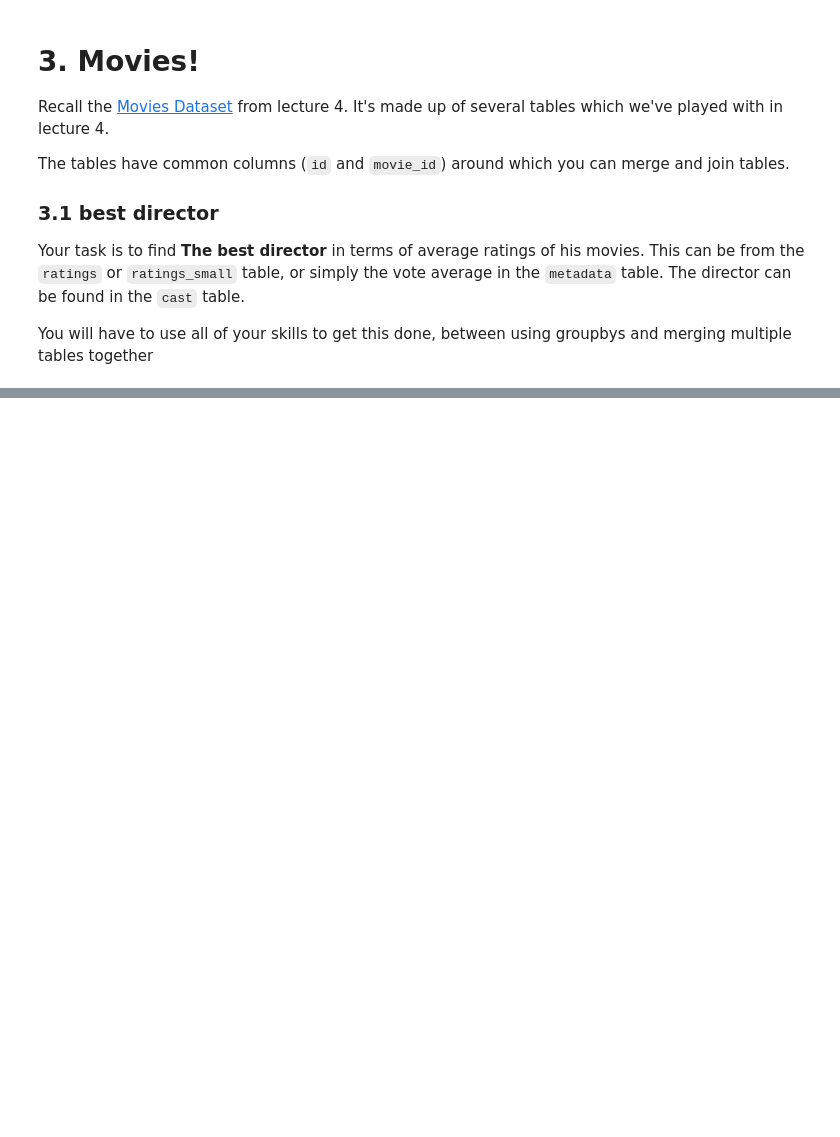
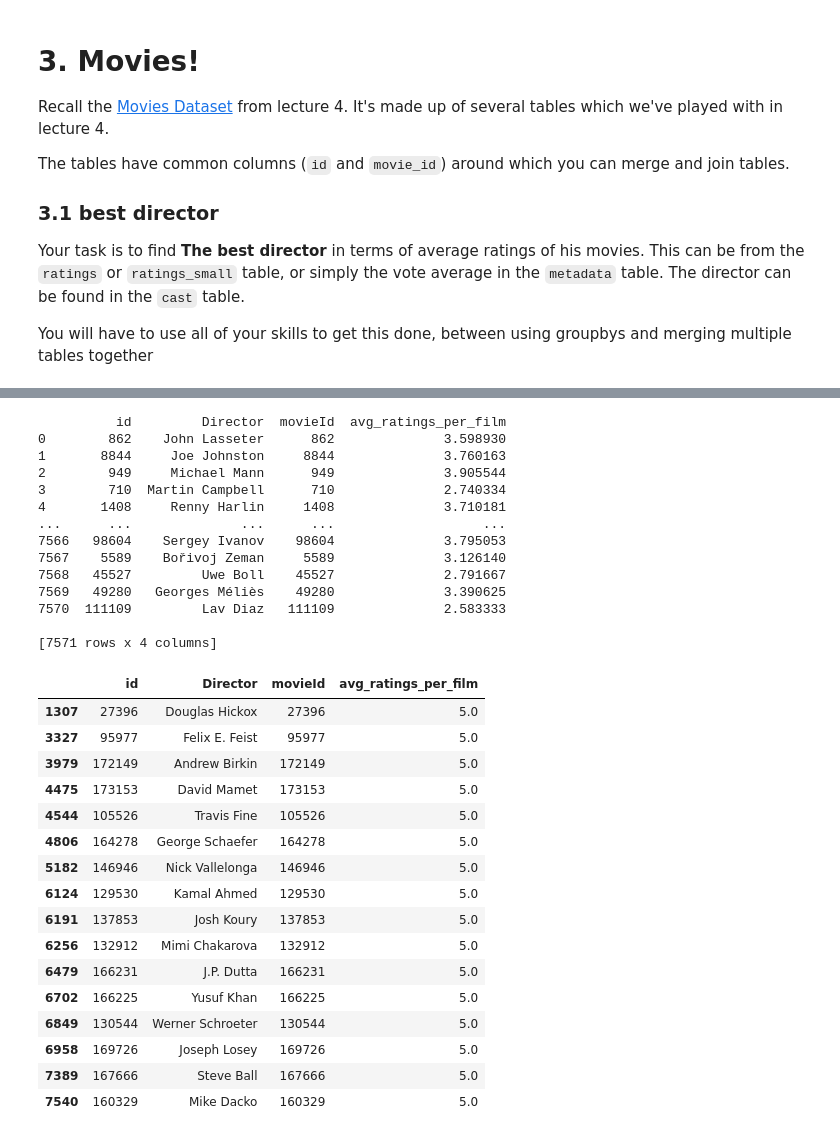
Before and after one commit to cb-ds-1/m2-3-exploration, a Jupyter notebook: workshop.ipynb, the cells around one changed output, grey strips where cells are left out. Drawn from its saved outputs; the diff is of its cells as text; code cells hidden in the pictures; blank space fills up the shorter version.

```diff
--- a/workshop.ipynb
+++ b/workshop.ipynb
@@ -271,0 +220,10 @@ def CustomParser(data):
+# %%
+credits.crew = credits.crew.apply(lambda x: eval(x))
+# %%
+def find_director(crew):
+    for person in crew:
+        if person['job'] == 'Director':
+            return person['name']
+
+find_director(credits.crew[0])
+print(credits.crew[0][0]['job'])
@@ -271,0 +232,4 @@ def CustomParser(data):
+# %%
+#finding the names of Director
+credits["Director"] = credits.crew.apply(find_director)
+credits
@@ -271,0 +250,4 @@ def CustomParser(data):
+# %%
+#creating a new DF
+idDirector = credits[['id','Director']]
+print(idDirector)
@@ -271,0 +269,43 @@ def CustomParser(data):
+# %%
+#Merging IdDirector and ratings
+merge_df = r.groupby('movieId').agg(avg_ratings_per_film=("rating",'mean')).reset_index()
+director_ratings= pd.merge(idDirector,merge_df,
+                        left_on  = 'id',
+                        right_on ='movieId',
+                        suffixes = ['_director_ratings','_merge_df'])
+#finding the average ratings per film
+director_ratings.avg_ratings_per_film.max()
+director_ratings[director_ratings.avg_ratings_per_film == 5]
+director_ratings.loc[director_ratings['avg_ratings_per_film']== np.max(director_ratings['avg_ratings_per_film'])]
+# %% [output]
+          id         Director  movieId  avg_ratings_per_film
+0        862    John Lasseter      862              3.598930
+1       8844     Joe Johnston     8844              3.760163
+2        949     Michael Mann      949              3.905544
+3        710  Martin Campbell      710              2.740334
+4       1408     Renny Harlin     1408              3.710181
+...      ...              ...      ...                   ...
+7566   98604    Sergey Ivanov    98604              3.795053
+7567    5589    Bořivoj Zeman     5589              3.126140
+7568   45527         Uwe Boll    45527              2.791667
+7569   49280   Georges Méliès    49280              3.390625
+7570  111109         Lav Diaz   111109              2.583333
+
+[7571 rows x 4 columns]
+|  | id | Director | movieId | avg_ratings_per_film |
+| 1307 | 27396 | Douglas Hickox | 27396 | 5.0 |
+| 3327 | 95977 | Felix E. Feist | 95977 | 5.0 |
+| 3979 | 172149 | Andrew Birkin | 172149 | 5.0 |
+| 4475 | 173153 | David Mamet | 173153 | 5.0 |
+| 4544 | 105526 | Travis Fine | 105526 | 5.0 |
+| 4806 | 164278 | George Schaefer | 164278 | 5.0 |
+| 5182 | 146946 | Nick Vallelonga | 146946 | 5.0 |
+| 6124 | 129530 | Kamal Ahmed | 129530 | 5.0 |
+| 6191 | 137853 | Josh Koury | 137853 | 5.0 |
+| 6256 | 132912 | Mimi Chakarova | 132912 | 5.0 |
+| 6479 | 166231 | J.P. Dutta | 166231 | 5.0 |
+| 6702 | 166225 | Yusuf Khan | 166225 | 5.0 |
+| 6849 | 130544 | Werner Schroeter | 130544 | 5.0 |
+| 6958 | 169726 | Joseph Losey | 169726 | 5.0 |
+| 7389 | 167666 | Steve Ball | 167666 | 5.0 |
+| 7540 | 160329 | Mike Dacko | 160329 | 5.0 |
```
Also changed, not shown: parts of 17 cells of this notebook, 1 other file.
